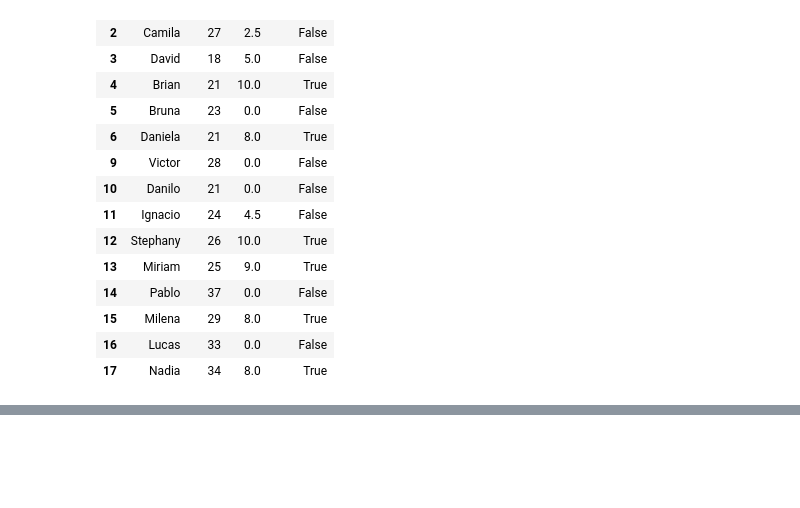
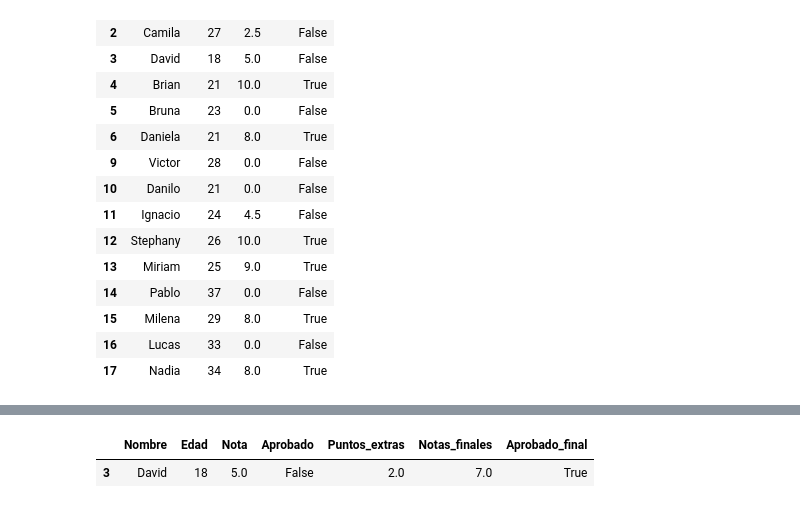
Before and after one commit to AndresCMontejo/Analisis_Inmuebles_CDMX, a Jupyter notebook: Analisis_extra.ipynb, the cells around one changed output, grey strips where cells are left out. Drawn from its saved outputs; the diff is of its cells as text; code cells hidden in the pictures; blank space fills up the shorter version.

```diff
--- a/Analisis_extra.ipynb
+++ b/Analisis_extra.ipynb
@@ -186,0 +265,7 @@ datos
+# %%
+#Realiza una selección y verifica qué estudiantes no habían sido aprobados anteriormente, pero ahora fueron aprobados después de sumar los puntos extras.
+seleccion = (datos['Aprobado'] == "False") & (datos['Aprobado_final'] == True)
+datos[seleccion]
+# %% [output]
+|  | Nombre | Edad | Nota | Aprobado | Puntos_extras | Notas_finales | Aprobado_final |
+| 3 | David | 18 | 5.0 | False | 2.0 | 7.0 | True |
```
Also changed, not shown: parts of 3 cells of this notebook.
